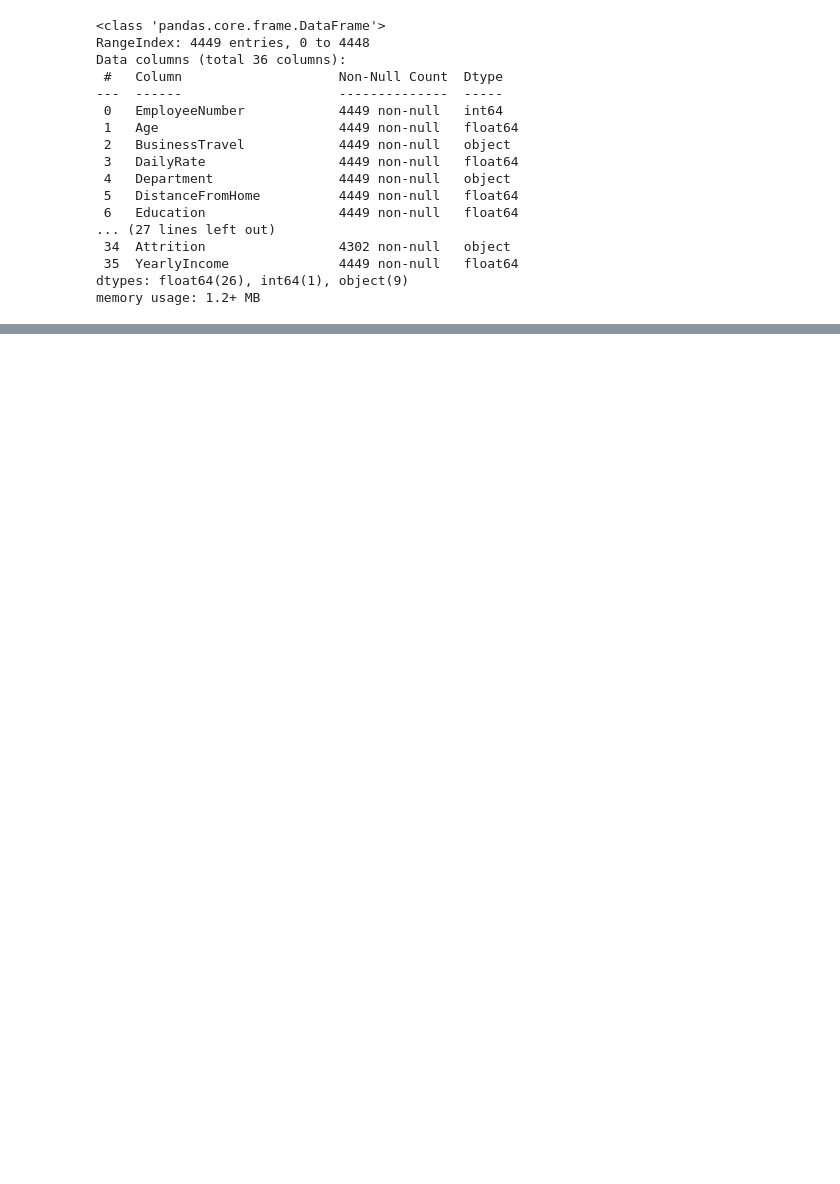
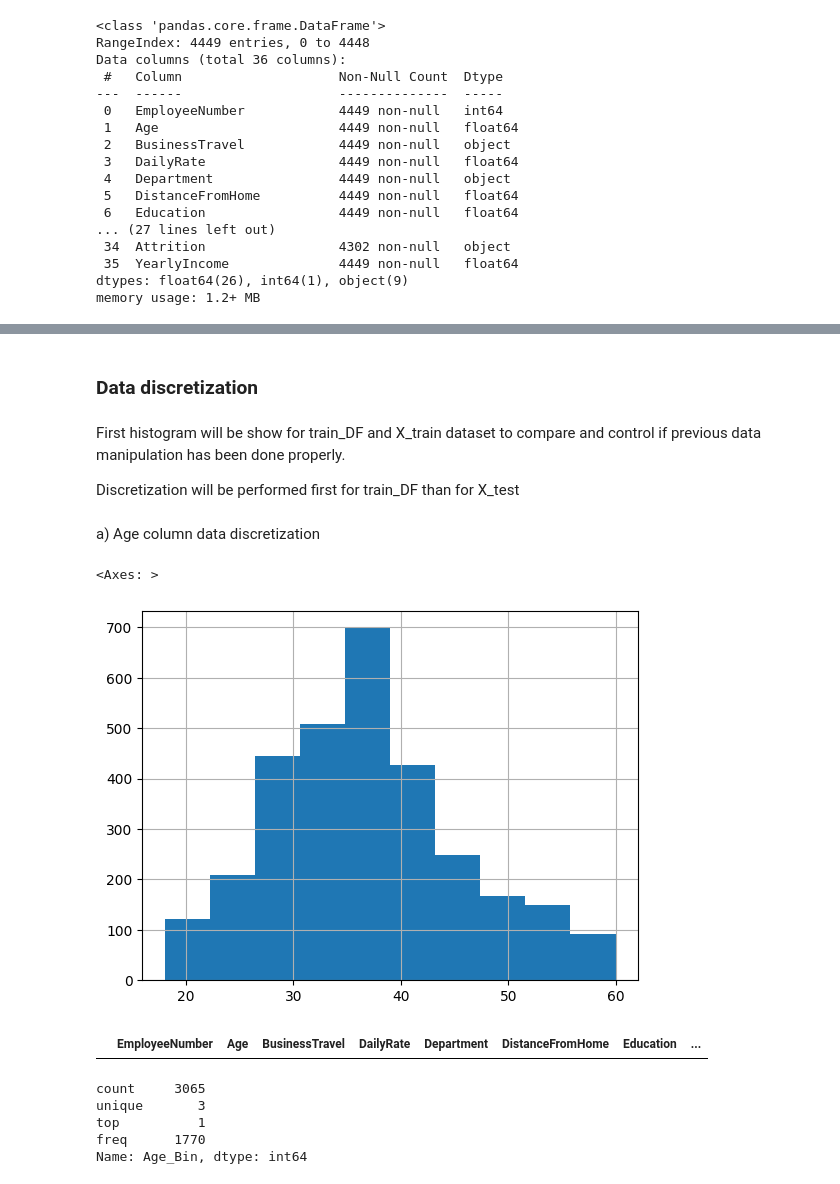
Before and after one commit to ARPDATA11/Klasyfikacja, a Jupyter notebook: Projekt.ipynb, the cells around one changed output, grey strips where cells are left out. Cells and saved outputs as stored; diff of their text form; code cells hidden in the pictures; blank space fills up the shorter version.

```diff
--- a/Projekt.ipynb
+++ b/Projekt.ipynb
@@ -777,0 +249,12 @@ X_train.isnull()
+# %%
+#duplicates removing
+train_DF.drop_duplicates (subset=train_DF[['Age', 'BusinessTravel', 'DailyRate', 'Department',
+       'DistanceFromHome', 'Education', 'EducationField', 'EmployeeCount',
+       'EnvironmentSatisfaction', 'Gender', 'HourlyRate', 'JobInvolvement',
+       'JobLevel', 'JobRole', 'JobSatisfaction', 'MaritalStatus',
+       'MonthlyIncome', 'MonthlyRate', 'NumCompaniesWorked', 'Over18',
+       'OverTime', 'PercentSalaryHike', 'PerformanceRating',
+       'RelationshipSatisfaction', 'StandardHours', 'StockOptionLevel',
+       'TotalWorkingYears', 'TrainingTimesLastYear', 'WorkLifeBalance',
+       'YearsAtCompany', 'YearsInCurrentRole', 'YearsSinceLastPromotion',
+       'YearsWithCurrManager', 'Attrition', 'YearlyIncome']], keep='first', inplace=True)
@@ -777,0 +525,12 @@ X_train.isnull()
+# %%
+#X train dataframe
+
+train_DF.drop(['EmployeeCount'], axis= 1, inplace=True)
+train_DF.drop(['Over18'], axis=1, inplace=True)
+train_DF.drop(['StandardHours'], axis=1, inplace=True)
+
+# dataframe with data for testing
+
+X_test.drop(['EmployeeCount'], axis= 1, inplace=True)
+X_test.drop(['Over18'], axis=1, inplace=True)
+X_test.drop(['StandardHours'], axis=1, inplace=True)
@@ -777,0 +705,14 @@ X_train.isnull()
+# %% [markdown]
+### Data discretization
+# %% [markdown]
+First histogram will be show for train_DF and X_train dataset to compare and control if previous data manipulation
+has been done properly.
+
+Discretization will be performed first for train_DF than for X_test
+# %% [markdown]
+a) Age column data discretization
+# %%
+train_DF['Age'].hist()
+# %% [output]
+<Axes: >
+[figure, added]
@@ -777,0 +722,5 @@ X_train.isnull()
+# %%
+max_Age = train_DF.loc[train_DF['Age']>60]
+max_Age
+# %% [output]
+|  | EmployeeNumber | Age | BusinessTravel | DailyRate | Department | DistanceFromHome | Education | ... |
@@ -777,0 +748,8 @@ X_train.isnull()
+# %%
+train_DF['Age_Bin'].describe()
+# %% [output]
+count     3065
+unique       3
+top          1
+freq      1770
+Name: Age_Bin, dtype: int64
```
Also changed, not shown: parts of 174 cells of this notebook, 4 other files.
